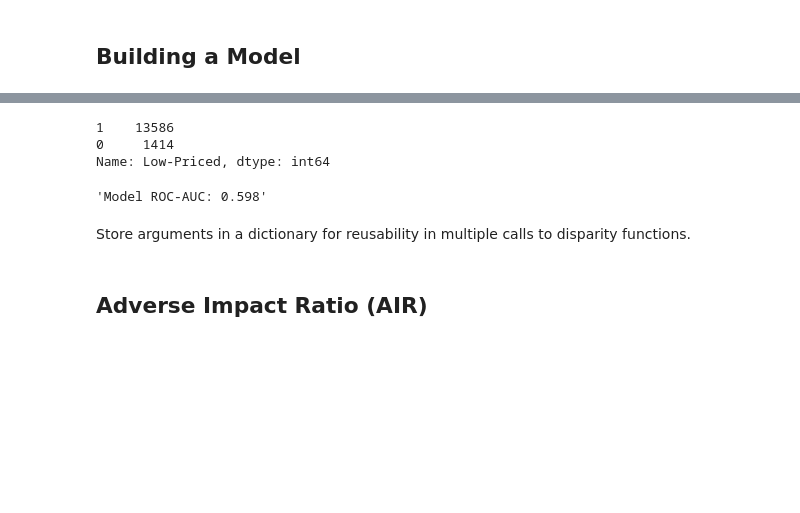
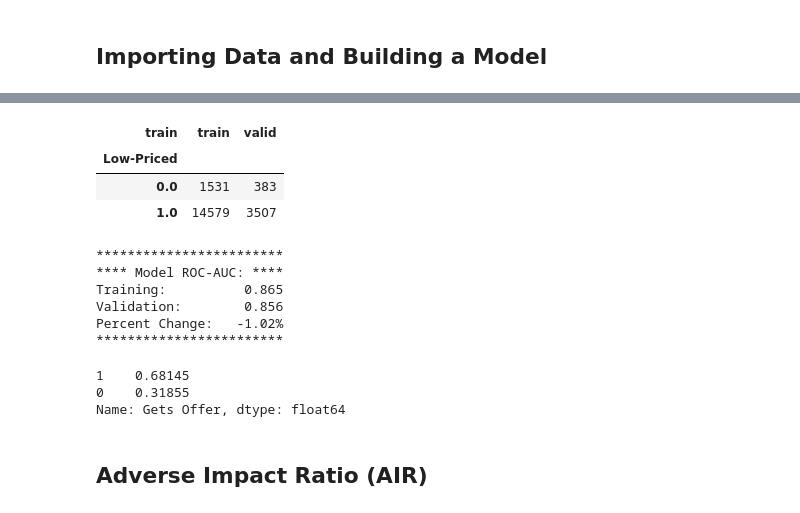
Before and after one commit to nickpschmidt/public_talks, a Jupyter notebook: 20221111 - Big Data and Intelligent Analytics - Northeastern/ML Fairness - HMDA Example.ipynb, the cells around one changed output, grey strips where cells are left out. Saved outputs shown, nothing was run; the diff lists cells and outputs as text; code cells hidden in the pictures; blank space fills up the shorter version.

```diff
--- a/20221111 - Big Data and Intelligent Analytics - Northeastern/ML Fairness - HMDA Example.ipynb
+++ b/20221111 - Big Data and Intelligent Analytics - Northeastern/ML Fairness - HMDA Example.ipynb
@@ -14,7 +15,7 @@ import xgboost as xgb
 
 pd.set_option('display.max_columns', 500)
 # %% [markdown]
-## Building a Model
+## Importing Data and Building a Model
 # %%
 df = pd.read_csv("hmda.csv.gz", index_col="id")
 df.sample(random_state=161803, n=5)
@@ -29,41 +30,69 @@ df.sample(random_state=161803, n=5)
 # %%
 features = [
     "Loan Amount",
     "Loan-to-Value Ratio",
     "Intro Rate Period",
     "Property Value",
     "Income",
     "Debt-to-Income Ratio",
     "Term 360",
     "Conforming",
-    # "Product Type",
 ]
 label = "Low-Priced"
-df['Product Type'] = df['Product Type'].astype('category')
-df[label] = df[label].astype('int')
-X_train, X_valid, y_train, y_valid = train_test_split(df[features], df[label], test_size=0.25, random_state=161803)
 
-y_train.value_counts(dropna=False)
+df['train'] = np.random.choice(a=['train', 'valid'], replace=True, size=len(df), p=[0.8, 0.2])
+train = (df['train'] == 'train')
+
+
+pd.crosstab(df[label], df['train'])
 # %% [output]
-1    13586
-0     1414
-Name: Low-Priced, dtype: int64
+| train | train | valid |
+| Low-Priced |  |  |
+| 0.0 | 1531 | 383 |
+| 1.0 | 14579 | 3507 |
 # %%
 params = dict(
     objective="binary:logistic",
-    max_depth=6,
-    learning_rate=0.10,
-    n_estimators=1000,
-    base_score=y_train.mean(),
+    max_depth=3,
+    learning_rate=0.02,
+    n_estimators=200,
+    base_score=df.loc[train, label].mean(),
     random_state=31415,
-    # enable_categorical=True,
 )
-xgb_classifier = xgb.XGBClassifier(**params).fit(X=X_train, y=y_train)
-
-pred_valid = pd.Series(data=xgb_classifier.predict(X_valid), index=X_valid.index)
-f"Model ROC-AUC: {metrics.roc_auc_score(y_true=y_valid, y_score=pred_valid):0.3f}"
+xgb_classifier = xgb.XGBClassifier(**params).fit(X=df.loc[train, features], y=df.loc[train, label])
-# %% [output]
-'Model ROC-AUC: 0.598'
-# %% [markdown]
-Store arguments in a dictionary for reusability in multiple calls to disparity functions.
+# %%
+
+df.loc[train, 'predictions'] = xgb_classifier.predict_proba(df.loc[train, features])[:, 1]
+df.loc[~train, 'predictions'] = xgb_classifier.predict_proba(df.loc[~train, features])[:, 1]
+
+
+auc_train = metrics.roc_auc_score(y_score=df.loc[train, 'predictions'], y_true=df.loc[train, label])
+auc_valid = metrics.roc_auc_score(y_score=df.loc[~train, 'predictions'], y_true=df.loc[~train, label])
+
+print(
+    f"\n************************"
+    f"\n**** Model ROC-AUC: ****"
+    f"\nTraining:          {auc_train:0.3f}"
+    f"\nValidation:        {auc_valid:0.3f}"
+    f"\nPercent Change:   {auc_valid / auc_train - 1: 0.2%}"
+    f"\n************************"
+)
+# %% [output]
+************************
+**** Model ROC-AUC: ****
+Training:          0.865
+Validation:        0.856
+Percent Change:   -1.02%
+************************
+# %%
+df.loc[train, 'predictions'].describe()
+
+cutoff = 0.90
+
+df['Gets Offer'] = (df['predictions'] > cutoff).astype(int)
+df['Gets Offer'].value_counts(dropna=False, normalize=True)
+# %% [output]
+1    0.68145
+0    0.31855
+Name: Gets Offer, dtype: float64
 # %%
```
Also changed, not shown: parts of 38 cells of this notebook.
